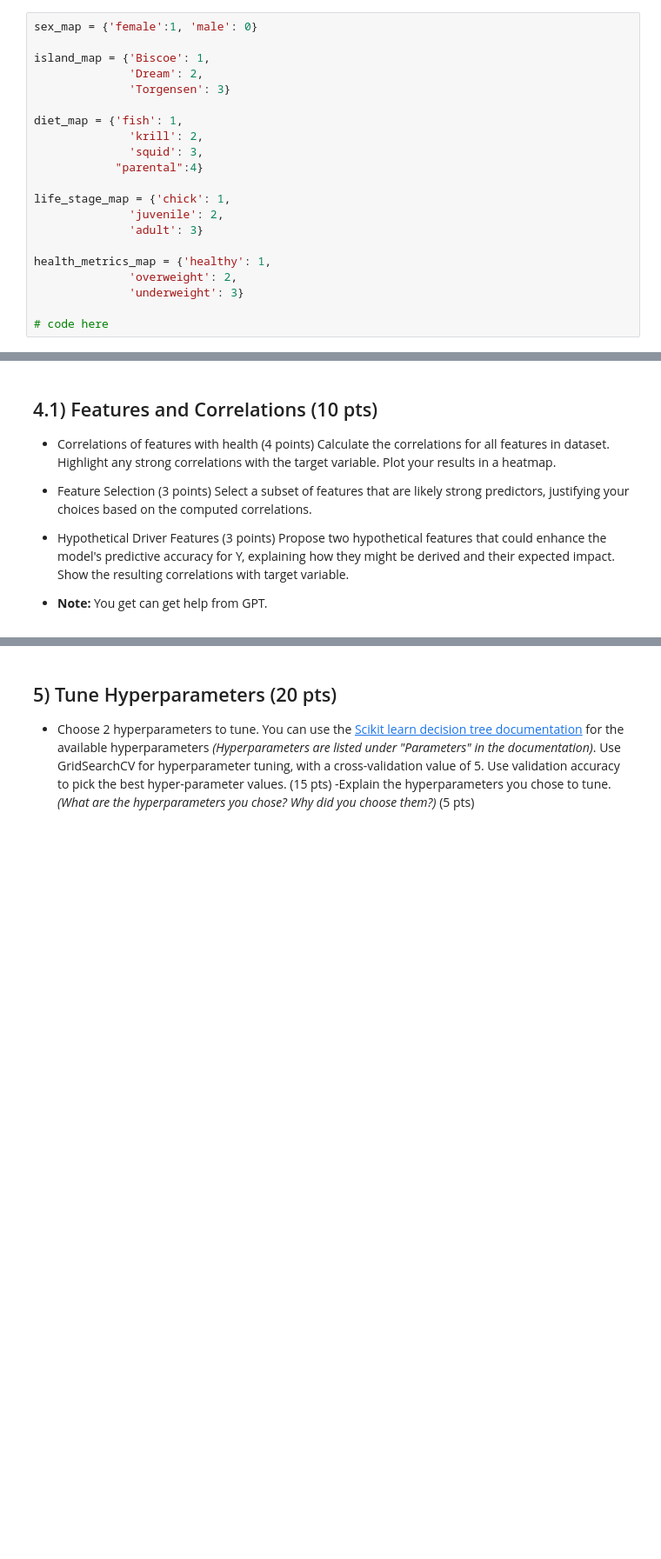
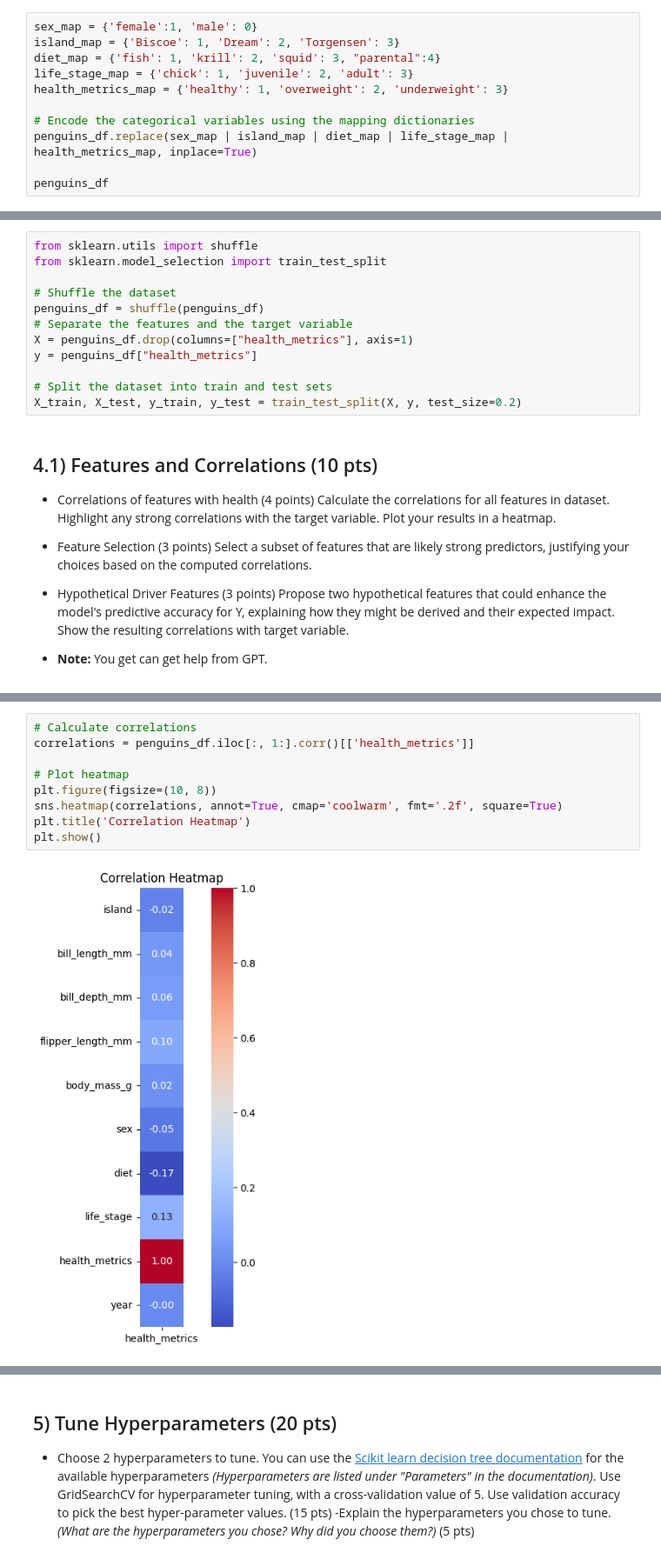
Before and after one commit to firatbatar/SU-Undergraduate-CS210, a Jupyter notebook: Homeworks/HW2/CS210_HW2.ipynb, the cells around one changed output, grey strips where cells are left out. Shown at 87% size. Saved outputs shown, nothing was run; the diff lists cells and outputs as text; blank space fills up the shorter version.

Commit message:
Start HW2 Data preprocessing, feature selection, and feature hypothesizing.

```diff
--- a/Homeworks/HW2/CS210_HW2.ipynb
+++ b/Homeworks/HW2/CS210_HW2.ipynb
@@ -112,21 +168,11 @@ Preprocessing: (10 pts)
 # %%
 sex_map = {'female':1, 'male': 0}
+island_map = {'Biscoe': 1, 'Dream': 2, 'Torgensen': 3}
+diet_map = {'fish': 1, 'krill': 2, 'squid': 3, "parental":4}
+life_stage_map = {'chick': 1, 'juvenile': 2, 'adult': 3}
+health_metrics_map = {'healthy': 1, 'overweight': 2, 'underweight': 3}
 
-island_map = {'Biscoe': 1,
-              'Dream': 2,
-              'Torgensen': 3}
+# Encode the categorical variables using the mapping dictionaries
+penguins_df.replace(sex_map | island_map | diet_map | life_stage_map | health_metrics_map, inplace=True)
 
-diet_map = {'fish': 1,
-              'krill': 2,
-              'squid': 3,
-            "parental":4}
-
-life_stage_map = {'chick': 1,
-              'juvenile': 2,
-              'adult': 3}
-
-health_metrics_map = {'healthy': 1,
-              'overweight': 2,
-              'underweight': 3}
-
-# code here
+penguins_df
@@ -144,3 +199,15 @@ from sklearn.model_selection import train_test_split
+# %%
+from sklearn.utils import shuffle
+from sklearn.model_selection import train_test_split
+
+# Shuffle the dataset
+penguins_df = shuffle(penguins_df)
+# Separate the features and the target variable
+X = penguins_df.drop(columns=["health_metrics"], axis=1)
+y = penguins_df["health_metrics"]
+
+# Split the dataset into train and test sets
+X_train, X_test, y_train, y_test = train_test_split(X, y, test_size=0.2)
 # %% [markdown]
 ## 4.1) Features and Correlations (10 pts)
 
@@ -164,0 +224,11 @@ Propose two hypothetical features that could enhance the model's predictive accu
+# %%
+# Calculate correlations
+correlations = penguins_df.iloc[:, 1:].corr()[['health_metrics']]
+
+# Plot heatmap
+plt.figure(figsize=(10, 8))
+sns.heatmap(correlations, annot=True, cmap='coolwarm', fmt='.2f', square=True)
+plt.title('Correlation Heatmap')
+plt.show()
+# %% [output]
+[figure, added]
```
Also changed, not shown: parts of 14 cells of this notebook.
